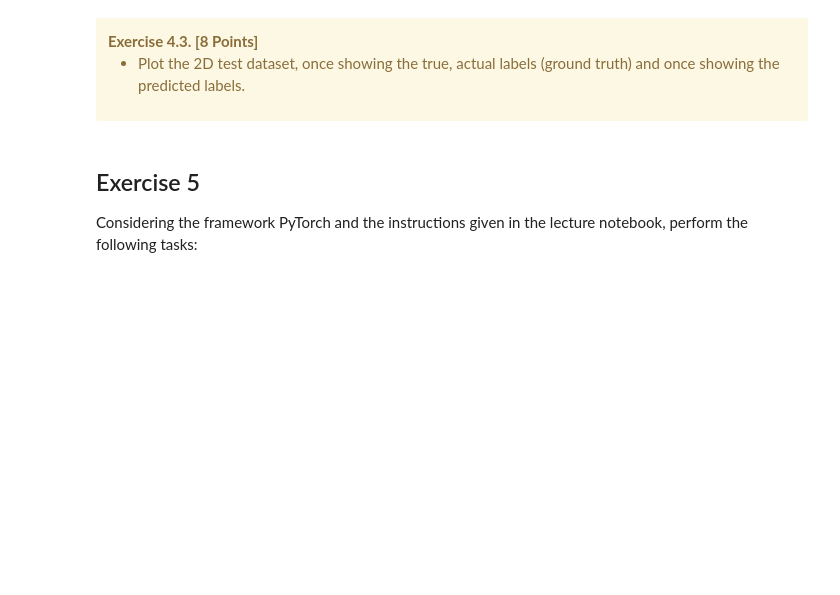
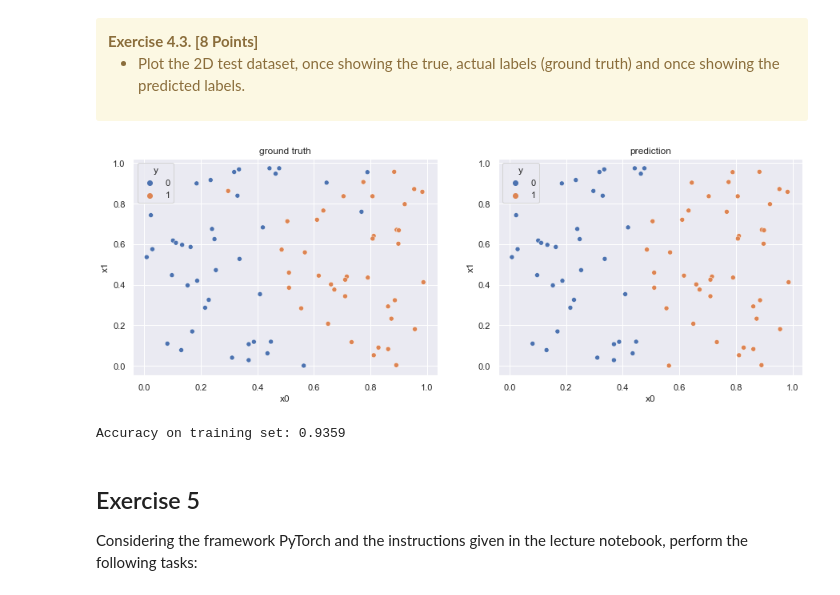
Before and after one commit to qtakmalay/JupyterProjects, a Jupyter notebook: U4/U4_Assignment.ipynb, the cells around one changed output. Saved outputs shown, nothing was run; the diff lists cells and outputs as text; code cells hidden in the pictures; blank space fills up the shorter version.

Commit message:
4th assignment 1-5exsercise

```diff
--- a/U4/U4_Assignment.ipynb
+++ b/U4/U4_Assignment.ipynb
@@ -340,3 +354,11 @@ Considering again a binary classification problem, we will now workwith the <cod
+# %%
+# Minimize cross-entropy loss.
+coefficients = u4.minimize_ce(
+    dataset=dataset_train,
+    iterations=750,
+    learning_rate=10,
+    momentum=0.95
+)
 # %% [markdown]
 <div class="alert alert-warning">
     <b>Exercise 4.3. [8 Points]</b>
@@ -349,3 +369,24 @@ Considering again a binary classification problem, we will now workwith the <cod
+# %%
+# Plot data pairs as well as the predictions according to the defined logistic model.
+fig, axes = plt.subplots(nrows=1, ncols=2, figsize=(15, 5))
+
+# Plot ground truth labels.
+axes[0].set_title("ground truth")
+sns.scatterplot(data=dataset_train, x="x0", y="x1", hue="y", ax=axes[0])
+
+predictions = u4.predict_logistic(dataset_train.drop(columns="y"), coefficients)
+
+# Plot predicted labels.
+axes[1].set_title("prediction")
+sns.scatterplot(data=dataset_train.assign(y=predictions), x="x0", y="x1", hue="y", ax=axes[1])
+plt.show()
+
+# Compute accuracy given the predicted and the true training labels.
+accuracy_train = (predictions == dataset_train["y"]).mean()
+print(f"Accuracy on training set: {accuracy_train:.4f}")
+# %% [output]
+[figure, added]
+Accuracy on training set: 0.9359
 # %% [markdown]
 <h2>Exercise 5</h2>
 
```
Also changed, not shown: parts of 15 cells of this notebook.
